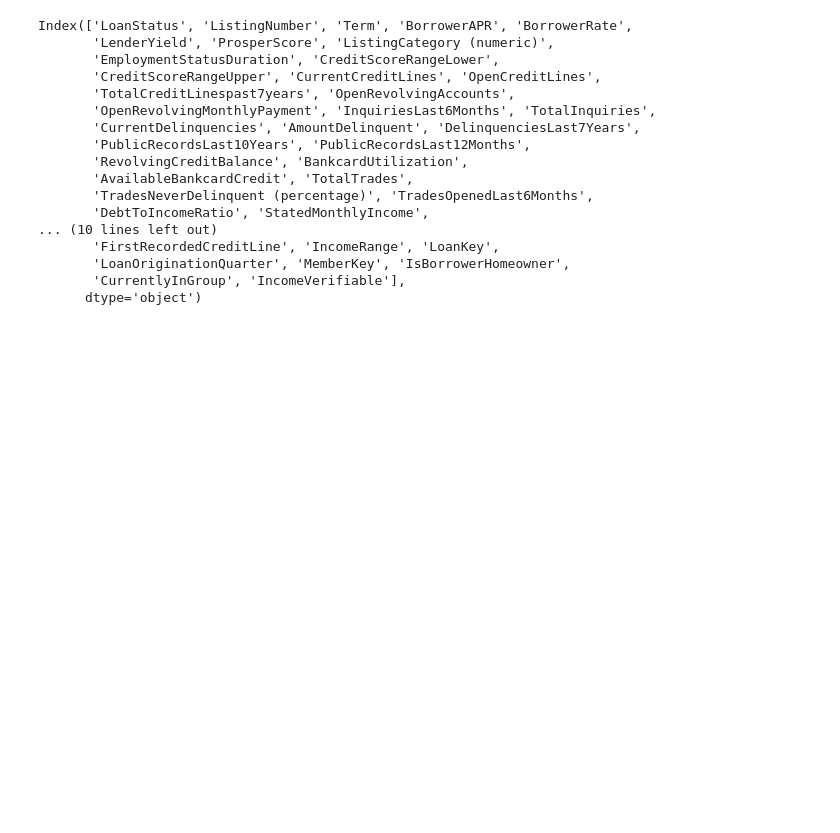
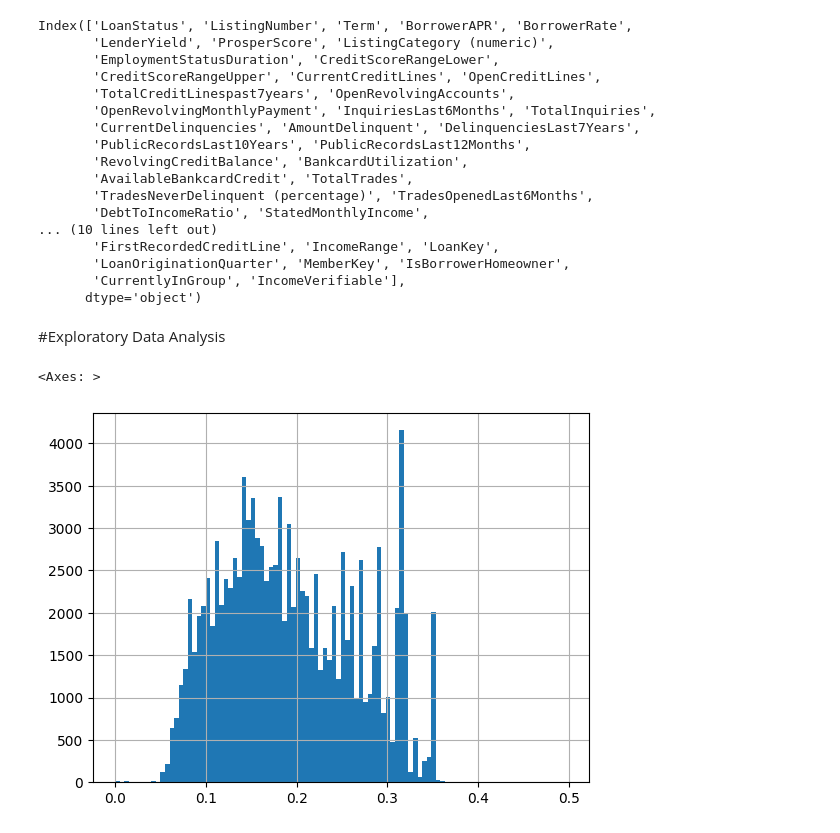
Before and after one commit to Yogesh0903/Predictive-Modelling-Using-Social-Profile-in-Online-P2P-Lending-Platform-Prosper-Loan, a Jupyter notebook: Predictive_Modelling_Using_Social_Profile_in_Online_P2P_Lending_Platform.ipynb, the cells around one changed output. Drawn from its saved outputs; the diff is of its cells as text; code cells hidden in the pictures; blank space fills up the shorter version.

```diff
--- a/Predictive_Modelling_Using_Social_Profile_in_Online_P2P_Lending_Platform.ipynb
+++ b/Predictive_Modelling_Using_Social_Profile_in_Online_P2P_Lending_Platform.ipynb
@@ -463,8 +464,8 @@ data_two = pd.concat((data_one, data1), axis=1)
 data_two = data_two.drop(["LoanStatus"], axis=1)
 data_two = data_two.drop(["Cancelled","Chargedoff","Current","Defaulted","FinalPaymentInProgress","FinalPaymentInProgress","Past Due (1-15 days)","Past Due (16-30 days)",
                               "Past Due (31-60 days)","Past Due (61-90 days)","Past Due (91-120 days)","Past Due (91-120 days)","Past Due (>120 days)"], axis=1)
-data= data_two.rename(columns={"Completed": "LoanStatus"})
-print(data)
+Data= data_two.rename(columns={"Completed": "LoanStatus"})
+print(Data)
 # %% [output]
         LoanStatus  ListingNumber  Term  BorrowerAPR  BorrowerRate  \
 0             True         193129    36      0.16516        0.1580
@@ -542,3 +543,11 @@ Index(['LoanStatus', 'ListingNumber', 'Term', 'BorrowerAPR', 'BorrowerRate',
        'LoanOriginationQuarter', 'MemberKey', 'IsBorrowerHomeowner',
        'CurrentlyInGroup', 'IncomeVerifiable'],
       dtype='object')
+# %% [markdown]
+#Exploratory Data Analysis
+# %%
+# histogram of Borrowerate.
+data['BorrowerRate'].hist(bins=100)
+# %% [output]
+<Axes: >
+[figure, added]
```
Also changed, not shown: parts of 26 cells of this notebook.
